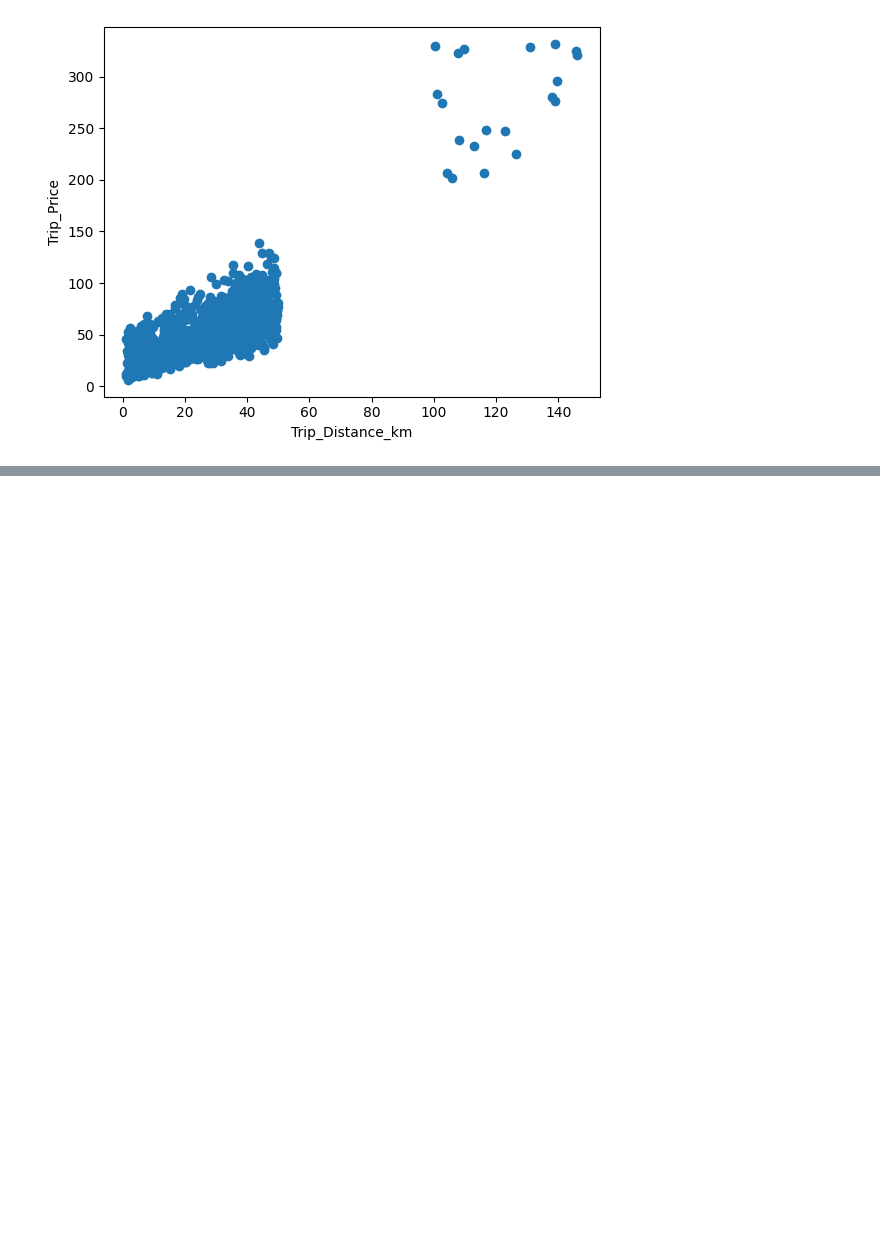
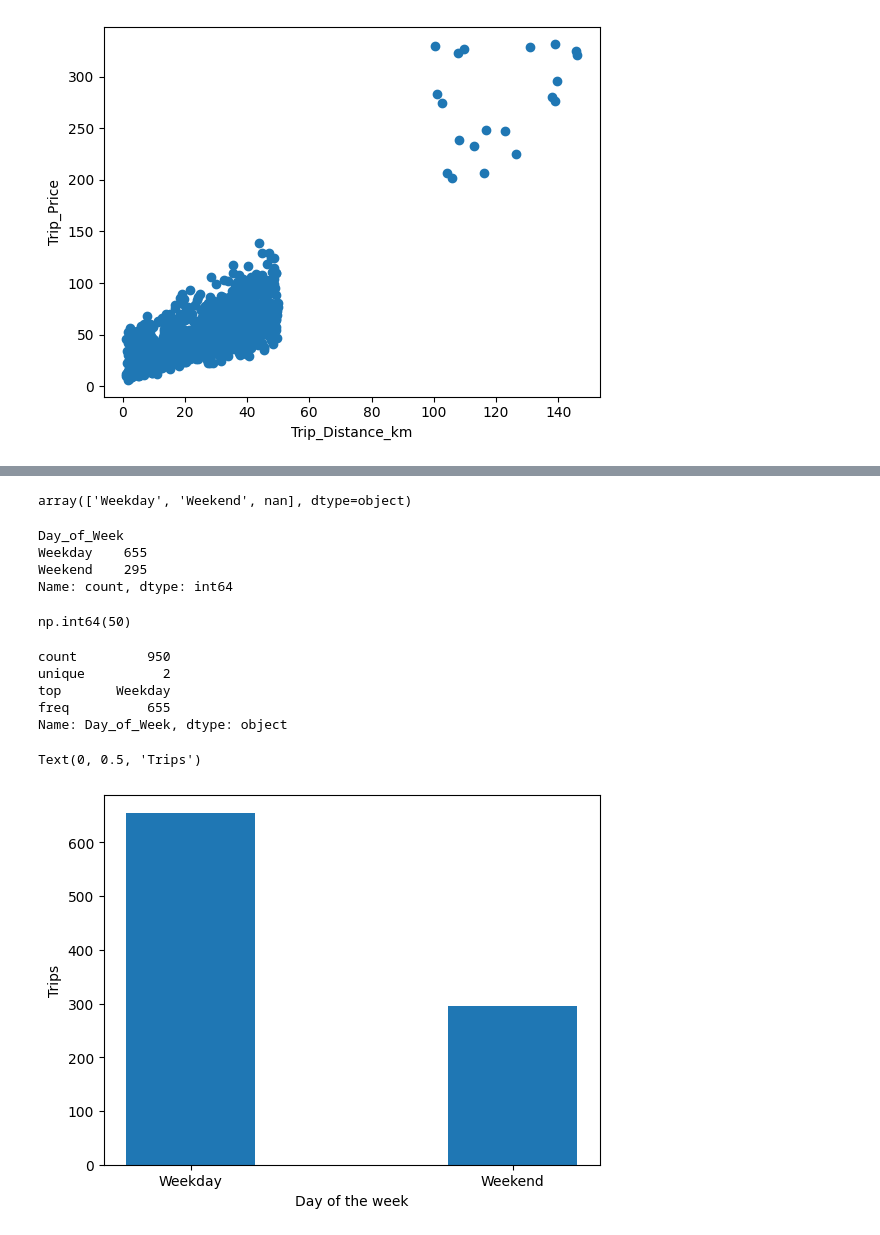
Before and after one commit to linuslarsson03/taxi-prediction-fullstack-linus, a Jupyter notebook: taxipred/src/taxipred/model_development/eda.ipynb, the cells around one changed output, grey strips where cells are left out. Saved outputs shown, nothing was run; the diff lists cells and outputs as text; code cells hidden in the pictures; blank space fills up the shorter version.

```diff
--- a/taxipred/src/taxipred/model_development/eda.ipynb
+++ b/taxipred/src/taxipred/model_development/eda.ipynb
@@ -153,0 +203,32 @@ Text(0, 0.5, 'Trip_Price')
+# %%
+df["Day_of_Week"].unique()
+# %% [output]
+array(['Weekday', 'Weekend', nan], dtype=object)
+# %%
+df["Day_of_Week"].value_counts()
+# %% [output]
+Day_of_Week
+Weekday    655
+Weekend    295
+Name: count, dtype: int64
+# %%
+df["Day_of_Week"].isna().sum()
+# %% [output]
+np.int64(50)
+# %%
+df["Day_of_Week"].describe()
+# %% [output]
+count         950
+unique          2
+top       Weekday
+freq          655
+Name: Day_of_Week, dtype: object
+# %%
+count = df["Day_of_Week"].value_counts()
+
+plt.bar(count.index, count.values, width=0.4)
+plt.xlabel("Day of the week")
+plt.ylabel("Trips")
+# %% [output]
+Text(0, 0.5, 'Trips')
+[figure, added]
```
Also changed, not shown: parts of 49 cells of this notebook.
